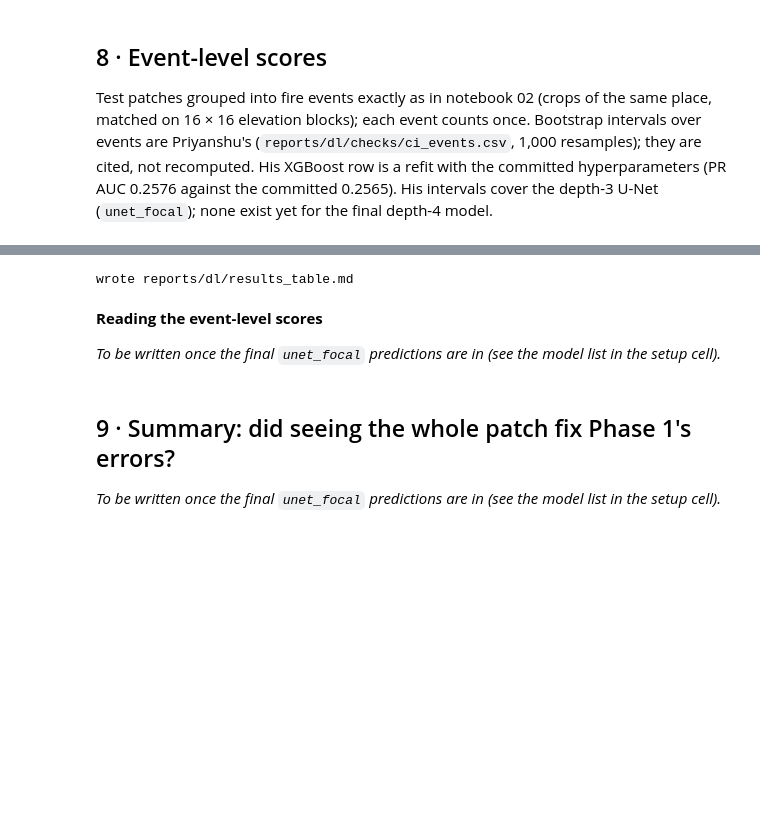
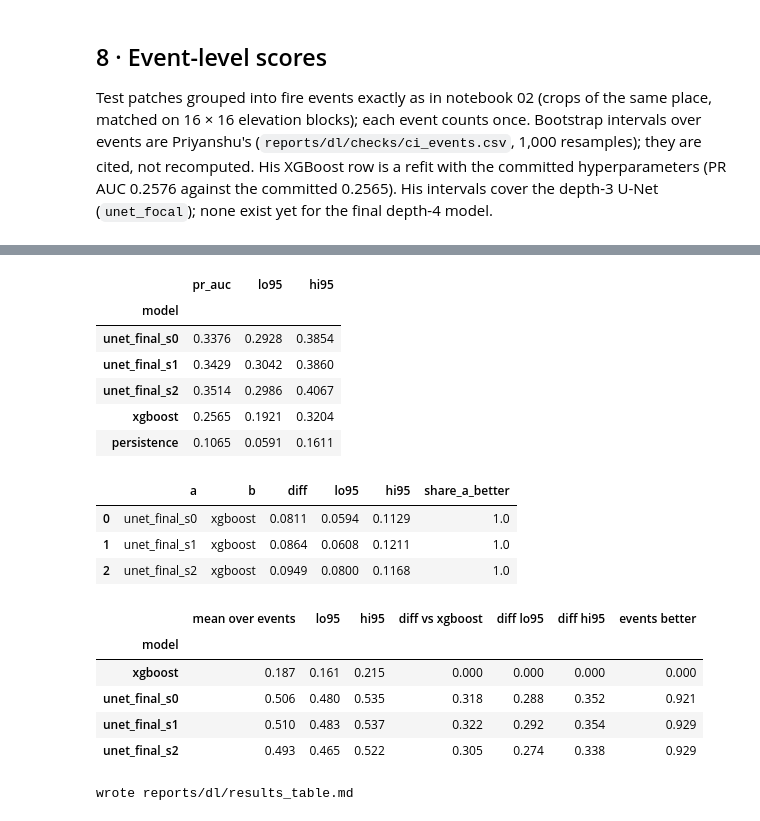
Before and after one commit to harshilv17/next-day-wildfire-spread, a Jupyter notebook: notebooks/03_dl_evaluation.ipynb, the cells around one changed output, grey strips where cells are left out. Cells and saved outputs as stored; diff of their text form; code cells hidden in the pictures; blank space fills up the shorter version.

```diff
--- a/notebooks/03_dl_evaluation.ipynb
+++ b/notebooks/03_dl_evaluation.ipynb
@@ -902,6 +983,61 @@ event_table.round(3)
 | CNN (BCE) | 0.259 | 0.180 | 0.108 | 0.161 | ... |
 | U-Net depth 3 (focal) | 0.269 | 0.236 | 0.152 | 0.225 | ... |
 | U-Net final (depth 4, focal) | 0.338 | 0.506 | 0.494 | 0.587 | ... |
+# %%
+# Event-bootstrap intervals for the final U-Net, with Priyanshu's code (reports/dl/checks/dl_checks.py: same
+# event grouping, same 1,000 resamples with seed 0), so they are comparable with ci_events.csv.
+import importlib.util
+spec = importlib.util.spec_from_file_location("dl_checks", DL_DIR / "checks" / "dl_checks.py")
+dlc = importlib.util.module_from_spec(spec)
+spec.loader.exec_module(dlc)
+
+FINAL_SEEDS = [m for m in ["unet_final_s0", "unet_final_s1", "unet_final_s2"] if eu.pred_path(m)]
+assert (dlc.fire_events(maps["elev"]) == event_of).all(), "event grouping differs from dl_checks.py"
+weights = dlc.resample_weights(len(y_map), groups=event_of)          # (1000, n_patches), whole events
+boot_maps = {m: (y_map, eu.load_preds(m)[1]) for m in FINAL_SEEDS + [REF_P1, "persistence"]}
+boot = dlc.bootstrap(boot_maps, weights)
+ci_final = dlc.interval_table(boot).set_index("model")
+diff_final = dlc.diff_table(boot, [(m, REF_P1) for m in FINAL_SEEDS])
+
+# Mean PR AUC over events (each event counts once): resample the scored events, same seed
+ev_ids = per_event[REF_P1].index
+rng = np.random.default_rng(SEED)
+draws = rng.integers(0, len(ev_ids), size=(1000, len(ev_ids)))
+ev_rows = []
+for m in [REF_P1] + FINAL_SEEDS:
+    s = eu.event_scores(y_map, P[m] if m in P else eu.load_preds(m)[1],
+                        results.loc[m, "threshold"], event_of)["pr_auc"].reindex(ev_ids).to_numpy()
+    ev_rows.append((m, s))
+ref = dict(ev_rows)[REF_P1]
+ev_ci = pd.DataFrame([{"model": m, "mean over events": s.mean(), "lo95": np.percentile(s[draws].mean(1), 2.5),
+                       "hi95": np.percentile(s[draws].mean(1), 97.5),
+                       f"diff vs {REF_P1}": (s - ref).mean(),
+                       "diff lo95": np.percentile((s - ref)[draws].mean(1), 2.5),
+                       "diff hi95": np.percentile((s - ref)[draws].mean(1), 97.5),
+                       "events better": ((s - ref) > 0).mean()} for m, s in ev_rows]).set_index("model")
+ci_final.to_csv(DL_DIR / "dl_eval_ci_events_final.csv")
+diff_final.to_csv(DL_DIR / "dl_eval_ci_diffs_final.csv", index=False)
+ev_ci.to_csv(DL_DIR / "dl_eval_ci_event_mean.csv")
+display(ci_final.round(4), diff_final.round(4))
+ev_ci.round(3)
+# %% [output]
+|  | pr_auc | lo95 | hi95 |
+| model |  |  |  |
+| unet_final_s0 | 0.3376 | 0.2928 | 0.3854 |
+| unet_final_s1 | 0.3429 | 0.3042 | 0.3860 |
+| unet_final_s2 | 0.3514 | 0.2986 | 0.4067 |
+| xgboost | 0.2565 | 0.1921 | 0.3204 |
+| persistence | 0.1065 | 0.0591 | 0.1611 |
+|  | a | b | diff | lo95 | hi95 | share_a_better |
+| 0 | unet_final_s0 | xgboost | 0.0811 | 0.0594 | 0.1129 | 1.0 |
+| 1 | unet_final_s1 | xgboost | 0.0864 | 0.0608 | 0.1211 | 1.0 |
+| 2 | unet_final_s2 | xgboost | 0.0949 | 0.0800 | 0.1168 | 1.0 |
+|  | mean over events | lo95 | hi95 | diff vs xgboost | diff lo95 | diff hi95 | events better |
+| model |  |  |  |  |  |  |  |
+| xgboost | 0.187 | 0.161 | 0.215 | 0.000 | 0.000 | 0.000 | 0.000 |
+| unet_final_s0 | 0.506 | 0.480 | 0.535 | 0.318 | 0.288 | 0.352 | 0.921 |
+| unet_final_s1 | 0.510 | 0.483 | 0.537 | 0.322 | 0.292 | 0.354 | 0.929 |
+| unet_final_s2 | 0.493 | 0.465 | 0.522 | 0.305 | 0.274 | 0.338 | 0.929 |
 # %%
 md_event = "\n".join([
     "## Event-level evaluation",
@@ -922,11 +1071,3 @@ md_event = "\n".join([
 print("wrote", DL_DIR / "results_table.md")
 # %% [output]
 wrote reports/dl/results_table.md
-# %% [markdown]
-**Reading the event-level scores**
-
-_To be written once the final `unet_focal` predictions are in (see the model list in the setup cell)._
-# %% [markdown]
-## 9 · Summary: did seeing the whole patch fix Phase 1's errors?
-
-_To be written once the final `unet_focal` predictions are in (see the model list in the setup cell)._
```
Also changed, not shown: parts of 20 cells of this notebook, 4 other files.
